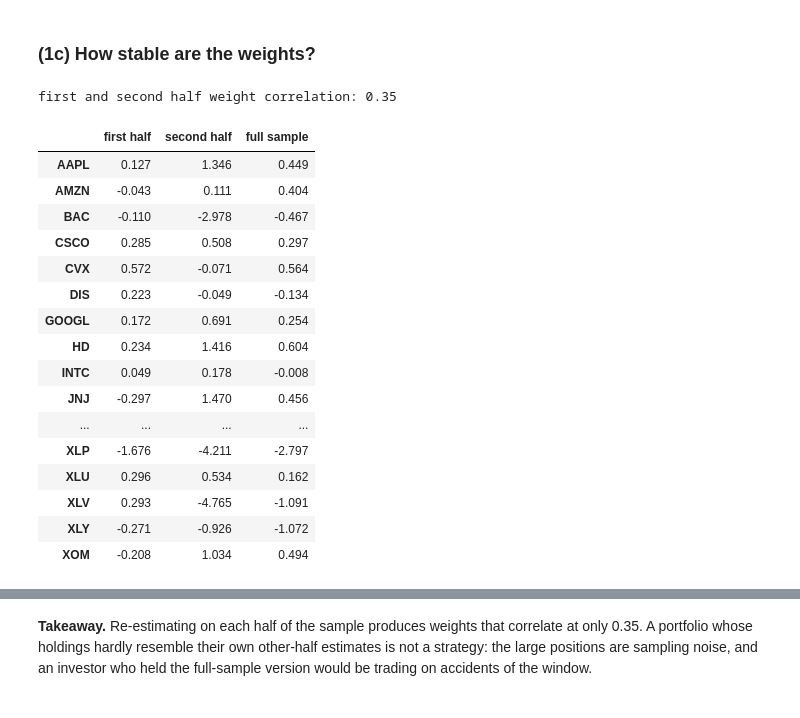
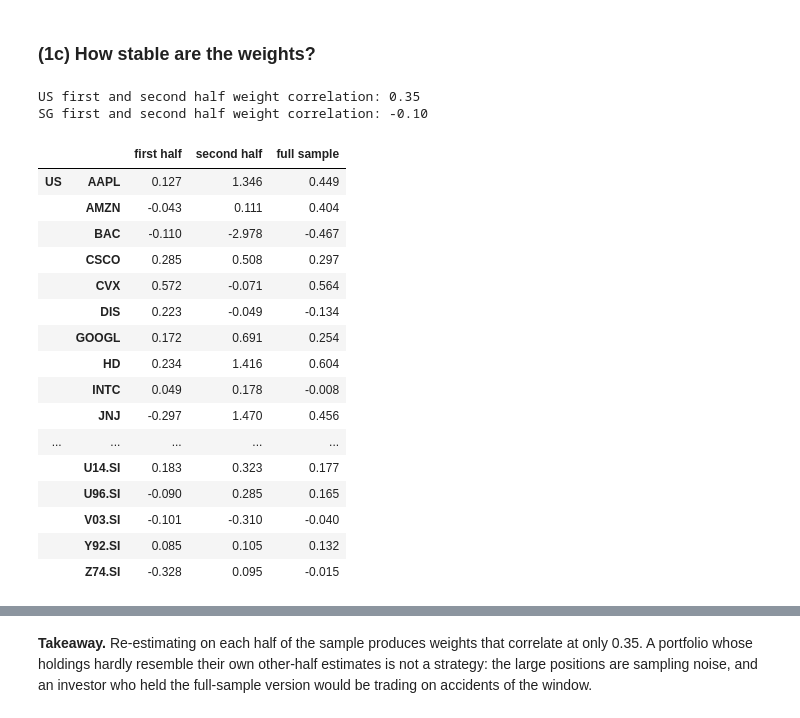
Before and after one commit to Prolead1/goldman, a Jupyter notebook: notebooks/report.ipynb, the cells around one changed output, grey strips where cells are left out. Saved outputs shown, nothing was run; the diff lists cells and outputs as text; code cells hidden in the pictures.

```diff
--- a/notebooks/report.ipynb
+++ b/notebooks/report.ipynb
@@ -247,25 +251,28 @@ measure precisely.
 # %% [markdown]
 ### (1c) How stable are the weights?
 # %%
-print(f"first and second half weight correlation: {PORTFOLIO[PRIMARY].weight_correlation:.2f}")
-PORTFOLIO[PRIMARY].drift
+for u in UNIVERSES:
+    print(f"{u.upper()} first and second half weight correlation: "
+          f"{PORTFOLIO[u].weight_correlation:.2f}")
+pd.concat({u.upper(): PORTFOLIO[u].drift for u in UNIVERSES})
 # %% [output]
-first and second half weight correlation: 0.35
+US first and second half weight correlation: 0.35
+SG first and second half weight correlation: -0.10
-|  | first half | second half | full sample |
-| AAPL | 0.127 | 1.346 | 0.449 |
-| AMZN | -0.043 | 0.111 | 0.404 |
-| BAC | -0.110 | -2.978 | -0.467 |
-| CSCO | 0.285 | 0.508 | 0.297 |
-| CVX | 0.572 | -0.071 | 0.564 |
-| DIS | 0.223 | -0.049 | -0.134 |
-| GOOGL | 0.172 | 0.691 | 0.254 |
-| HD | 0.234 | 1.416 | 0.604 |
-| INTC | 0.049 | 0.178 | -0.008 |
-| JNJ | -0.297 | 1.470 | 0.456 |
-| ... | ... | ... | ... |
-| XLP | -1.676 | -4.211 | -2.797 |
-| XLU | 0.296 | 0.534 | 0.162 |
-| XLV | 0.293 | -4.765 | -1.091 |
-| XLY | -0.271 | -0.926 | -1.072 |
-| XOM | -0.208 | 1.034 | 0.494 |
+|  |  | first half | second half | full sample |
+| US | AAPL | 0.127 | 1.346 | 0.449 |
+|  | AMZN | -0.043 | 0.111 | 0.404 |
+|  | BAC | -0.110 | -2.978 | -0.467 |
+|  | CSCO | 0.285 | 0.508 | 0.297 |
+|  | CVX | 0.572 | -0.071 | 0.564 |
+|  | DIS | 0.223 | -0.049 | -0.134 |
+|  | GOOGL | 0.172 | 0.691 | 0.254 |
+|  | HD | 0.234 | 1.416 | 0.604 |
+|  | INTC | 0.049 | 0.178 | -0.008 |
+|  | JNJ | -0.297 | 1.470 | 0.456 |
+| ... | ... | ... | ... | ... |
+|  | U14.SI | 0.183 | 0.323 | 0.177 |
+|  | U96.SI | -0.090 | 0.285 | 0.165 |
+|  | V03.SI | -0.101 | -0.310 | -0.040 |
+|  | Y92.SI | 0.085 | 0.105 | 0.132 |
+|  | Z74.SI | -0.328 | 0.095 | -0.015 |
 # %%
```
Also changed, not shown: parts of 20 cells of this notebook, 3 other files.
